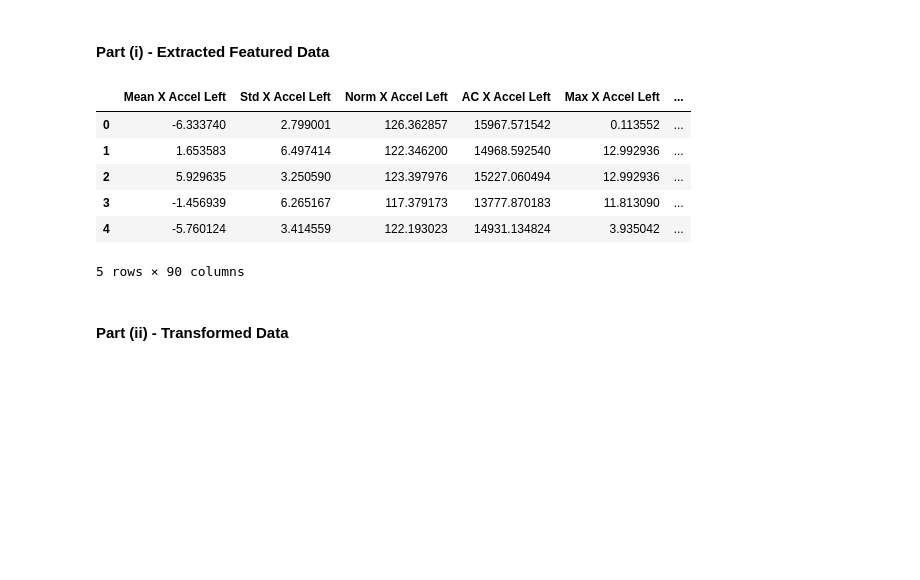
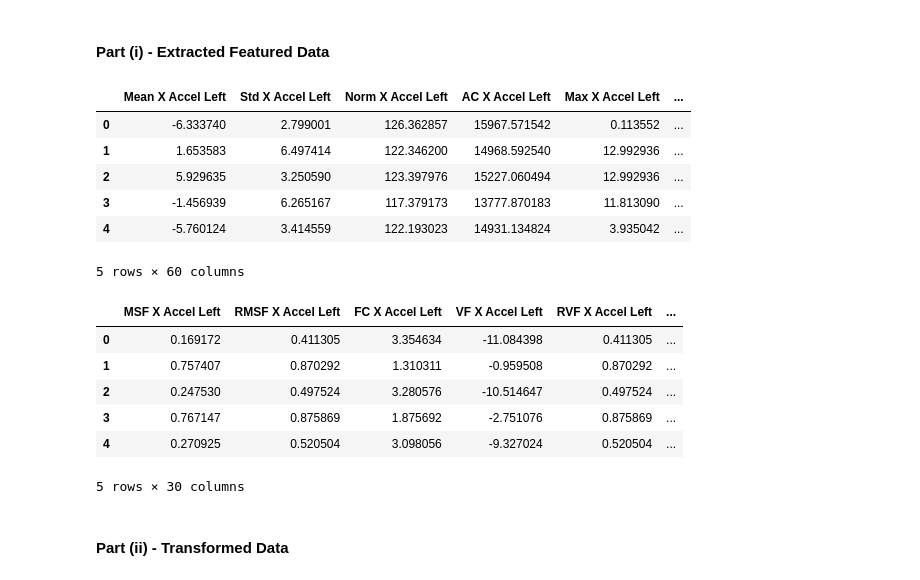
Before and after one commit to KeenanMcConkey/Wheelchair-Terrain-Classification, a Jupyter notebook: TerrainPreprocessing-CombinedManualUserData.ipynb, the cells around one changed output. Saved outputs shown, nothing was run; the diff lists cells and outputs as text; code cells hidden in the pictures; blank space fills up the shorter version.

Commit message:
Split extracted features into time and freq features

```diff
--- a/TerrainPreprocessing-CombinedManualUserData.ipynb
+++ b/TerrainPreprocessing-CombinedManualUserData.ipynb
@@ -1036,16 +1036,3 @@ plot_set_features(feat_datasets_to_plot, dirn='Calc X Vel', feat_name='RMSF', pl
 # Convert transform data to Pandas
 datasets_fft = np_to_pd(datasets_fft, windowed=True)
 datasets_psd_log = np_to_pd(datasets_psd_log, windowed=True)
-# %%
-# Add time and frequency features together
-datasets_feat = {}
-
-# Add together for each dataset
-for label, dataset in datasets_feat_time.items():
-    dataset_feat = {}
-
-    for dirn_label, dirn_df in dataset.items():
-        new_df = dirn_df.join(datasets_feat_freq[label][dirn_label], how='outer')
-        dataset_feat.update({dirn_label: new_df})
-
-    datasets_feat.update({label: dataset_feat})
@@ -1097,11 +1074,11 @@ def combine_extracted_columns(datasets):
 
     return datasets_combined
 # %%
-# Take frame data and combine directions
-datasets_feat_columned = combine_extracted_columns(datasets_feat)
+# Take time feature data and combine axes columns
+datasets_feat_time_columned = combine_extracted_columns(datasets_feat_time)
 
 # Confirm formatting
-datasets_feat_columned[dataset_labels[0]].head()
+datasets_feat_time_columned[dataset_labels[0]].head()
 # %% [output]
 |  | Mean X Accel Left | Std X Accel Left | Norm X Accel Left | AC X Accel Left | Max X Accel Left | ... |
 | 0 | -6.333740 | 2.799001 | 126.362857 | 15967.571542 | 0.113552 | ... |
@@ -1109,7 +1086,21 @@ datasets_feat_columned[dataset_labels[0]].head()
 | 2 | 5.929635 | 3.250590 | 123.397976 | 15227.060494 | 12.992936 | ... |
 | 3 | -1.456939 | 6.265167 | 117.379173 | 13777.870183 | 11.813090 | ... |
 | 4 | -5.760124 | 3.414559 | 122.193023 | 14931.134824 | 3.935042 | ... |
-5 rows × 90 columns
+5 rows × 60 columns
+# %%
+# Take frequency feature data and axes columns
+datasets_feat_freq_columned = combine_extracted_columns(datasets_feat_freq)
+
+# Confirm formatting
+datasets_feat_freq_columned[dataset_labels[0]].head()
+# %% [output]
+|  | MSF X Accel Left | RMSF X Accel Left | FC X Accel Left | VF X Accel Left | RVF X Accel Left | ... |
+| 0 | 0.169172 | 0.411305 | 3.354634 | -11.084398 | 0.411305 | ... |
+| 1 | 0.757407 | 0.870292 | 1.310311 | -0.959508 | 0.870292 | ... |
+| 2 | 0.247530 | 0.497524 | 3.280576 | -10.514647 | 0.497524 | ... |
+| 3 | 0.767147 | 0.875869 | 1.875692 | -2.751076 | 0.875869 | ... |
+| 4 | 0.270925 | 0.520504 | 3.098056 | -9.327024 | 0.520504 | ... |
+5 rows × 30 columns
 # %% [markdown]
 #### Part (ii) - Transformed Data
 # %%
```
Also changed, not shown: parts of 31 cells of this notebook, 1 other file.
